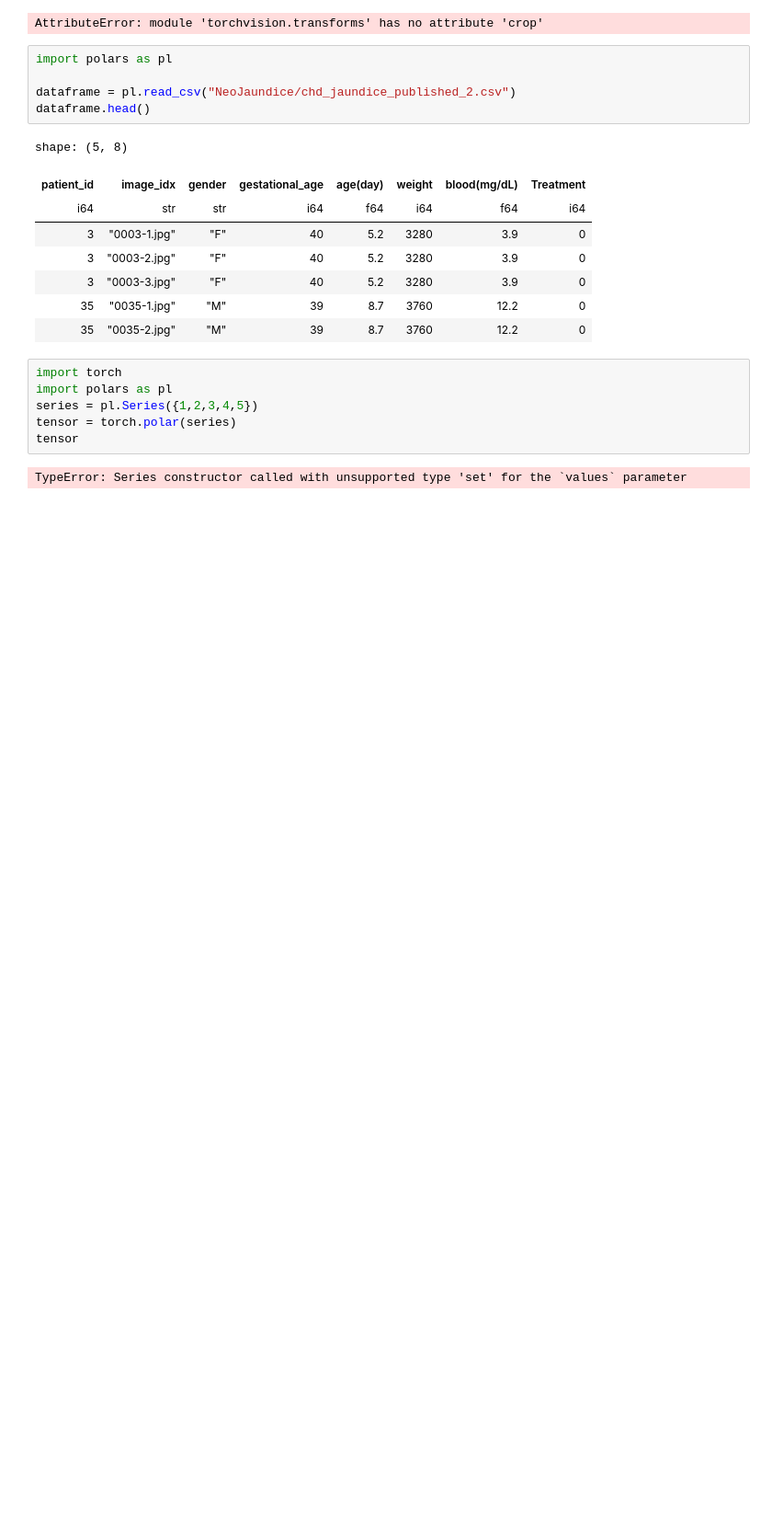
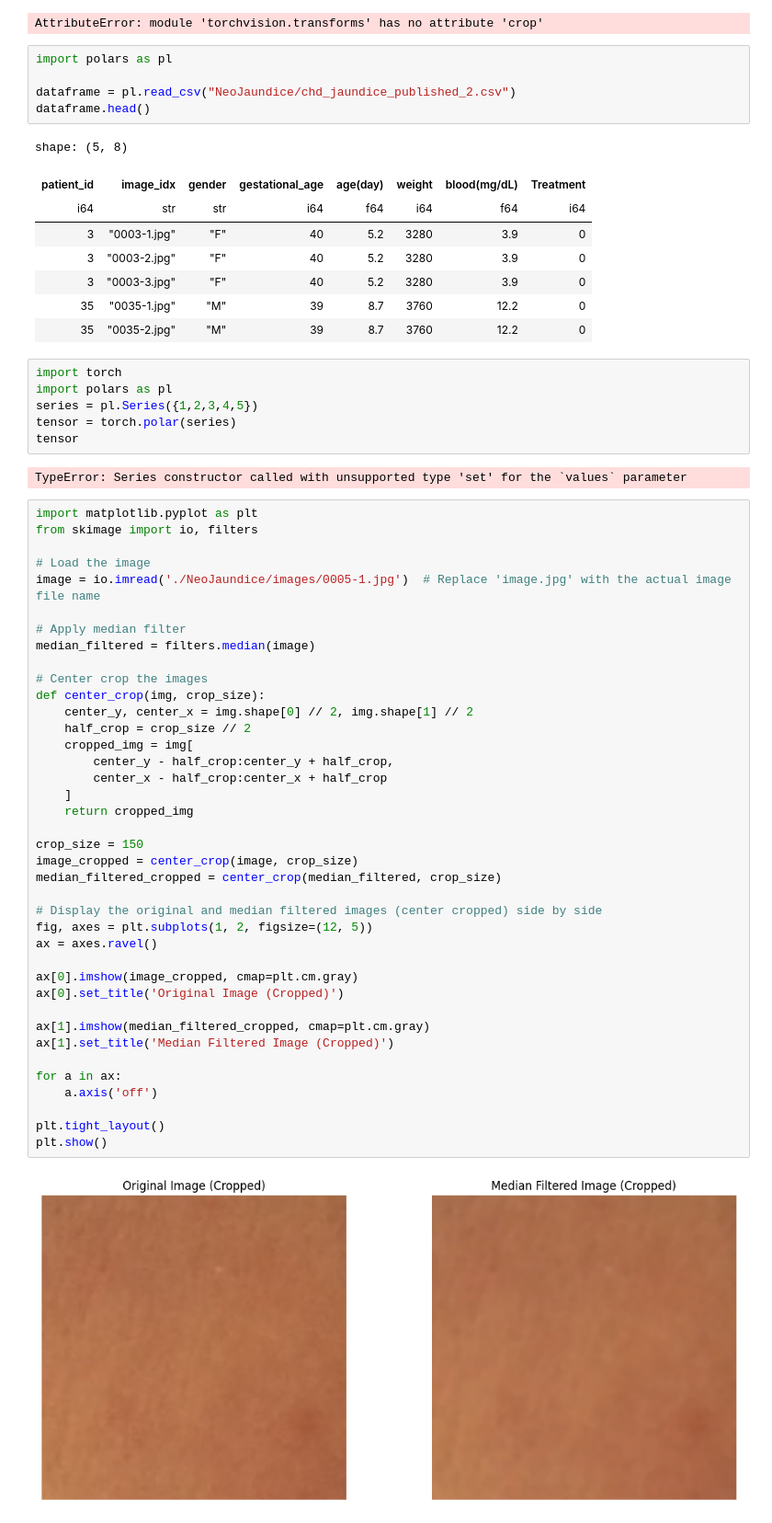
Before and after one commit to divijjasuja/jaundice_detection_project, a Jupyter notebook: practice.ipynb, the cells around one changed output. Shown at 92% size. Cells and saved outputs as stored; diff of their text form; blank space fills up the shorter version.

```diff
--- a/practice.ipynb
+++ b/practice.ipynb
@@ -71,3 +71,44 @@ tensor = torch.polar(series)
 tensor
 # %% [output]
 TypeError: Series constructor called with unsupported type 'set' for the `values` parameter
+# %%
+import matplotlib.pyplot as plt
+from skimage import io, filters
+
+# Load the image
+image = io.imread('./NeoJaundice/images/0005-1.jpg')  # Replace 'image.jpg' with the actual image file name
+
+# Apply median filter
+median_filtered = filters.median(image)
+
+# Center crop the images
+def center_crop(img, crop_size):
+    center_y, center_x = img.shape[0] // 2, img.shape[1] // 2
+    half_crop = crop_size // 2
+    cropped_img = img[
+        center_y - half_crop:center_y + half_crop,
+        center_x - half_crop:center_x + half_crop
+    ]
+    return cropped_img
+
+crop_size = 150
+image_cropped = center_crop(image, crop_size)
+median_filtered_cropped = center_crop(median_filtered, crop_size)
+
+# Display the original and median filtered images (center cropped) side by side
+fig, axes = plt.subplots(1, 2, figsize=(12, 5))
+ax = axes.ravel()
+
+ax[0].imshow(image_cropped, cmap=plt.cm.gray)
+ax[0].set_title('Original Image (Cropped)')
+
+ax[1].imshow(median_filtered_cropped, cmap=plt.cm.gray)
+ax[1].set_title('Median Filtered Image (Cropped)')
+
+for a in ax:
+    a.axis('off')
+
+plt.tight_layout()
+plt.show()
+# %% [output]
+[figure, added]
```
Also changed, not shown: parts of 1 cell of this notebook, 3 other files.
